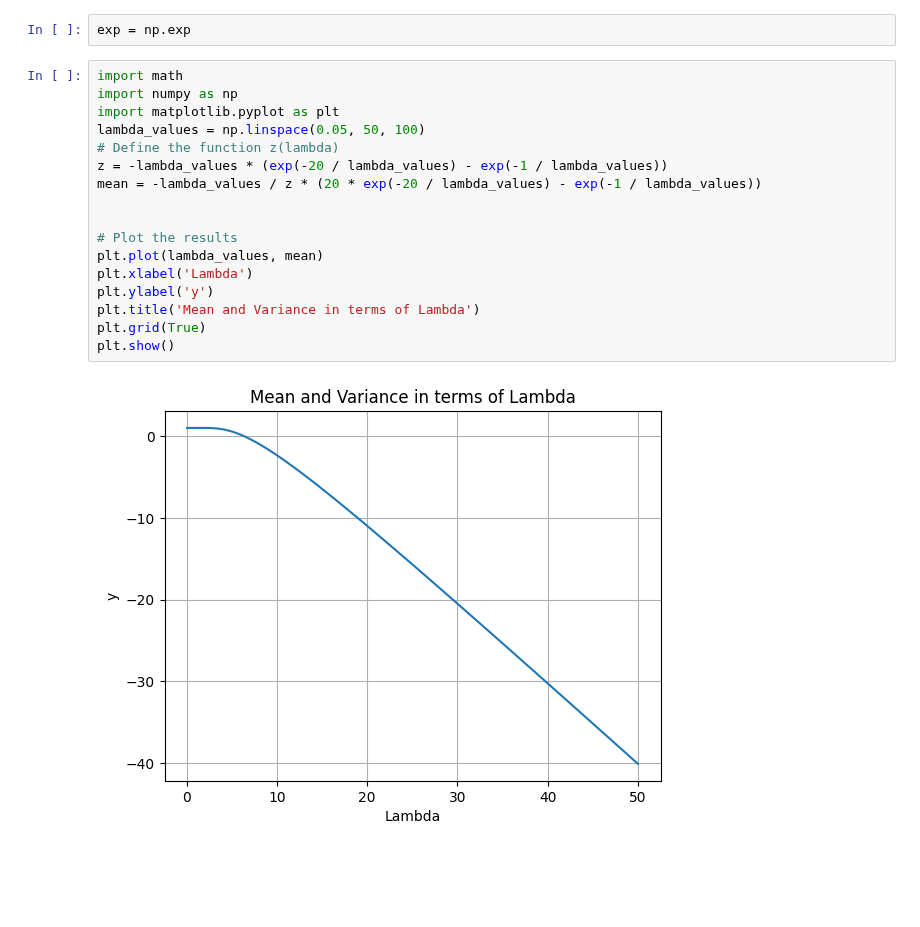
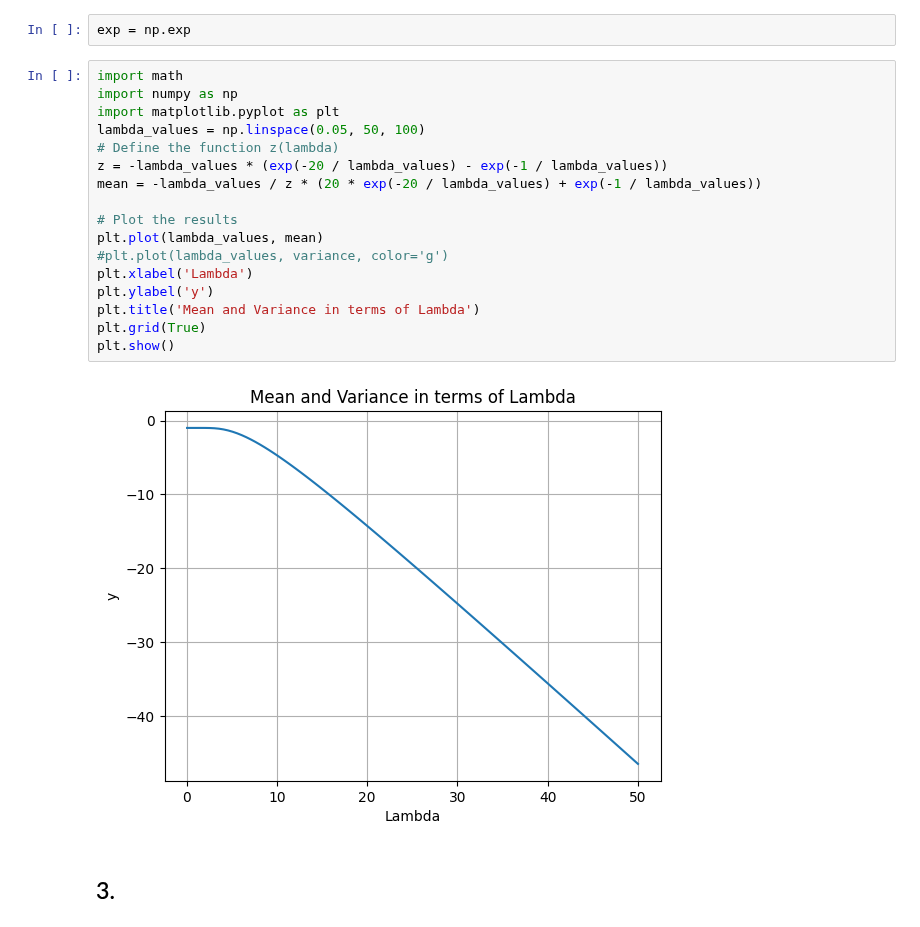
Before and after one commit to roduit/FundamentalLearningEPFL, a Jupyter notebook: Homeworks/HW1/FoiL_HW1.ipynb, the cells around one changed output. Saved outputs shown, nothing was run; the diff lists cells and outputs as text; blank space fills up the shorter version.

```diff
--- a/Homeworks/HW1/FoiL_HW1.ipynb
+++ b/Homeworks/HW1/FoiL_HW1.ipynb
@@ -48,19 +48,21 @@ exp = np.exp
 # %%
 import math
 import numpy as np
 import matplotlib.pyplot as plt
 lambda_values = np.linspace(0.05, 50, 100)
 # Define the function z(lambda)
 z = -lambda_values * (exp(-20 / lambda_values) - exp(-1 / lambda_values))
-mean = -lambda_values / z * (20 * exp(-20 / lambda_values) - exp(-1 / lambda_values))
-
+mean = -lambda_values / z * (20 * exp(-20 / lambda_values) + exp(-1 / lambda_values))
 
 # Plot the results
 plt.plot(lambda_values, mean)
+#plt.plot(lambda_values, variance, color='g')
 plt.xlabel('Lambda')
 plt.ylabel('y')
 plt.title('Mean and Variance in terms of Lambda')
 plt.grid(True)
 plt.show()
 # %% [output]
-[figure, old version]
+[figure, new version]
+# %% [markdown]
+## 3.
```
Also changed, not shown: parts of 4 cells of this notebook.
